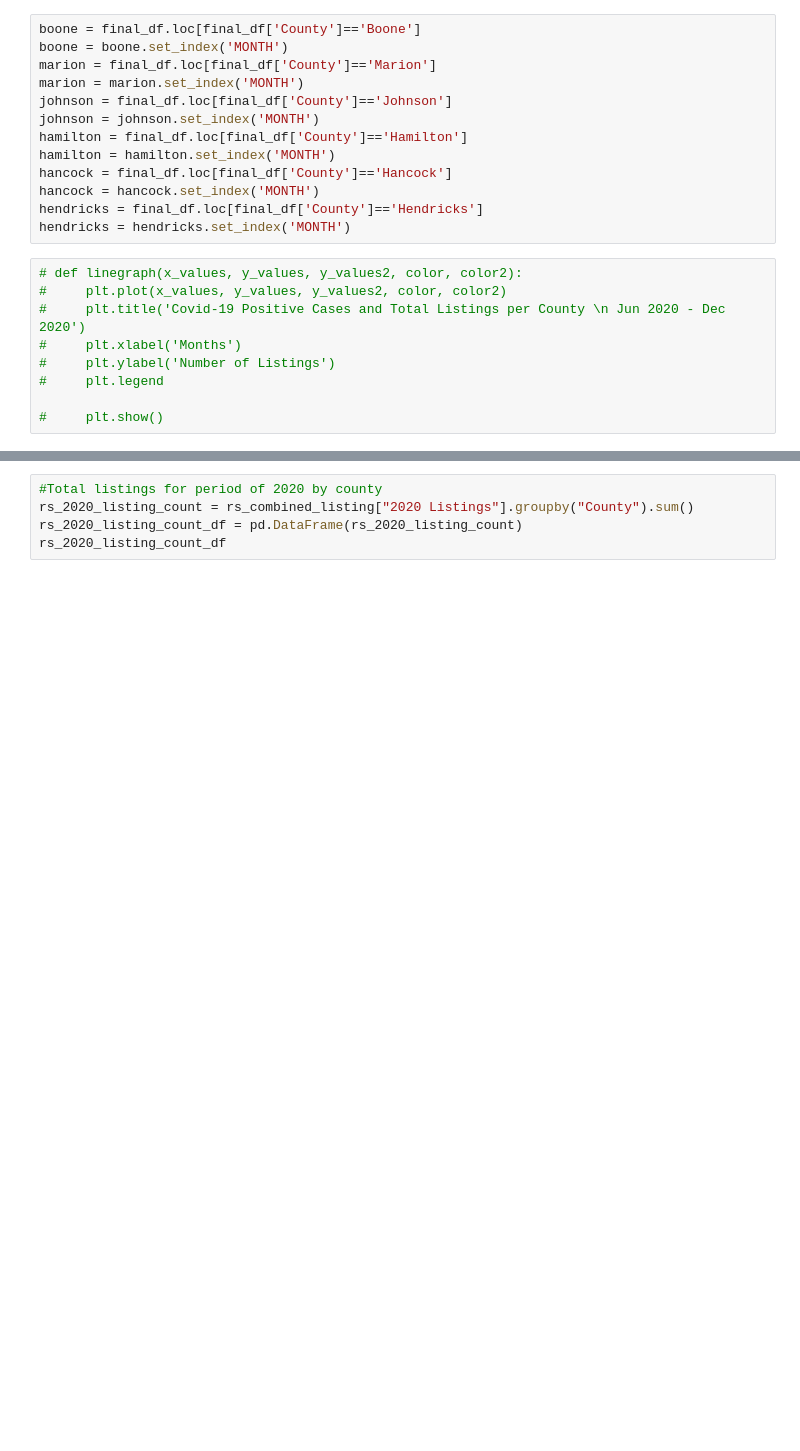
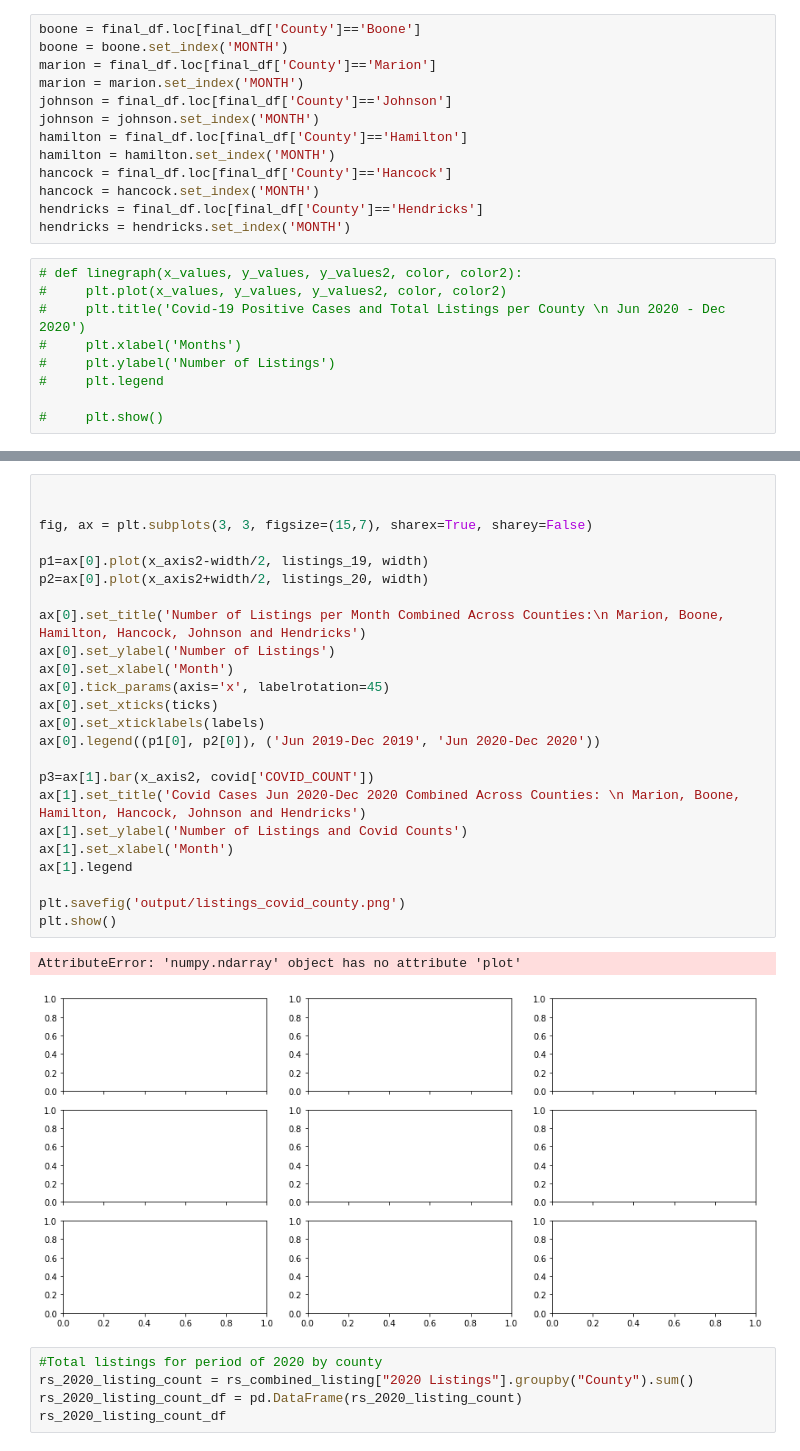
Before and after one commit to c-kleerun/COVID-Housing-Comparison, a Jupyter notebook: Covid-Housing-Analysis.ipynb, the cells around one changed output, grey strips where cells are left out. Cells and saved outputs as stored; diff of their text form; blank space fills up the shorter version.

```diff
--- a/Covid-Housing-Analysis.ipynb
+++ b/Covid-Housing-Analysis.ipynb
@@ -405,3 +407,30 @@ plt.show()
+# %%
+
+
+fig, ax = plt.subplots(3, 3, figsize=(15,7), sharex=True, sharey=False)
+
+p1=ax[0].plot(x_axis2-width/2, listings_19, width)
+p2=ax[0].plot(x_axis2+width/2, listings_20, width)
+
+ax[0].set_title('Number of Listings per Month Combined Across Counties:\n Marion, Boone, Hamilton, Hancock, Johnson and Hendricks')
+ax[0].set_ylabel('Number of Listings')
+ax[0].set_xlabel('Month')
+ax[0].tick_params(axis='x', labelrotation=45)
+ax[0].set_xticks(ticks)
+ax[0].set_xticklabels(labels)
+ax[0].legend((p1[0], p2[0]), ('Jun 2019-Dec 2019', 'Jun 2020-Dec 2020'))
+
+p3=ax[1].bar(x_axis2, covid['COVID_COUNT'])
+ax[1].set_title('Covid Cases Jun 2020-Dec 2020 Combined Across Counties: \n Marion, Boone, Hamilton, Hancock, Johnson and Hendricks')
+ax[1].set_ylabel('Number of Listings and Covid Counts')
+ax[1].set_xlabel('Month')
+ax[1].legend
+
+plt.savefig('output/listings_covid_county.png')
+plt.show()
+# %% [output]
+AttributeError: 'numpy.ndarray' object has no attribute 'plot'
+[figure, added]
 # %%
 #Total listings for period of 2020 by county
 rs_2020_listing_count = rs_combined_listing["2020 Listings"].groupby("County").sum()
```
Also changed, not shown: parts of 8 cells of this notebook, 2 other files.
